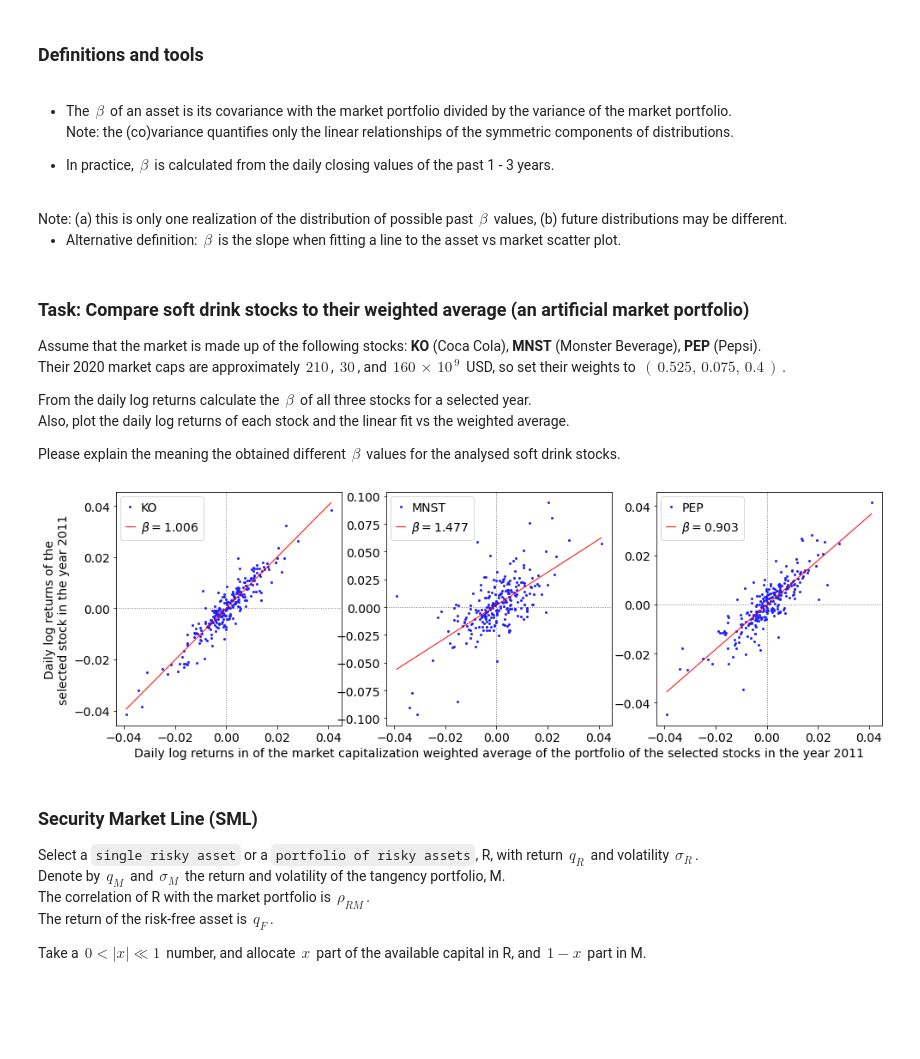
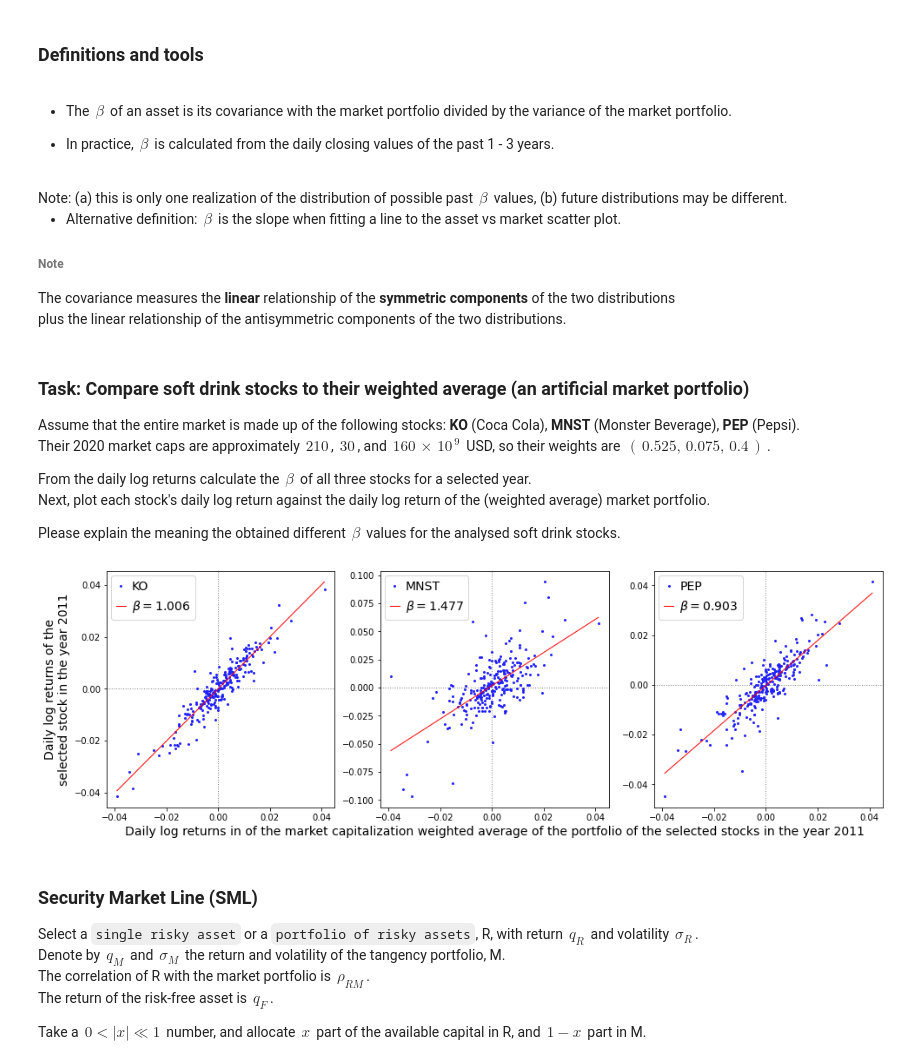
Before and after one commit to fij/btup, a Jupyter notebook: 02 Efficient Markets.ipynb, the cells around one changed output. Cells and saved outputs as stored; diff of their text form; code cells hidden in the pictures; blank space fills up the shorter version.

```diff
--- a/02 Efficient Markets.ipynb
+++ b/02 Efficient Markets.ipynb
@@ -1741,7 +1749,6 @@ to connect any risky portfolio's return and volatility through a linear function
 ### Definitions and tools
 # %% [markdown]
 * The $\,\beta\,$ of an asset is its covariance with the market portfolio divided by the variance of the market portfolio.<br/>
-Note: the (co)variance quantifies only the linear relationships of the symmetric components of distributions.
 
 
 * In practice, $\,\beta\,$ is calculated from the daily closing values of the past 1 - 3 years.
@@ -1750,17 +1757,23 @@ Note: (a) this is only one realization of the distribution of possible past $\,\
 
 
 * Alternative definition: $\,\beta\,$ is the slope when fitting a line to the asset vs market scatter plot.
+
+###### Note
+The covariance measures the **linear** relationship of the **symmetric components** of the two distributions
+<br/>
+plus the linear relationship of the antisymmetric components of the two distributions.
 # %% [markdown]
 ### Task: Compare soft drink stocks to their weighted average (an artificial market portfolio)
 
-Assume that the market is made up of the following stocks:
+Assume that the entire market is made up of the following stocks:
 **KO** (Coca Cola), **MNST** (Monster Beverage), **PEP** (Pepsi).
 <br/>
-Their 2020 market caps are approximately $\,210\,$, $\,30\,$, and $\,160\,\times\,10^{\,9}\,$ USD, so set their weights to $\,\left(\,0.525,\,0.075,\,0.4\,\right)\,$.
+Their 2020 market caps are approximately $\,210\,$, $\,30\,$, and $\,160\,\times\,10^{\,9}\,$ USD,
+so their weights are $\,\left(\,0.525,\,0.075,\,0.4\,\right)\,$.
 
 From the daily log returns calculate the $\,\beta\,$ of all three stocks for a selected year.
 <br/>
-Also, plot the daily log returns of each stock and the linear fit vs the weighted average.
+Next, plot each stock's daily log return against the daily log return of the (weighted average) market portfolio.
 
 Please explain the meaning the obtained different $\,\beta\,$ values for the analysed soft drink stocks.
 # %%
@@ -1822,7 +1835,7 @@ def selected_stocks_yearly_percent_returns_and_beta(stocks_and_weights=None, sel
     intercept = OrderedDict()
     slope = OrderedDict()
     rsqr = OrderedDict()
-    X = prices['Market'].values.reshape(-1, 1)
+    X = prices['Market'].values.reshape(-1, 1)  # column vector: appropriate number of rows (see "-1") with 1 column
     for ticker in stocks_and_weights:
         y = prices[ticker].values.reshape(-1, 1)
         linear_regressor = LinearRegression().fit(X, y)
@@ -1840,39 +1853,38 @@ def plot_selected_stock_prices_beta(prices=None, result=None):
     """Plot the prices and beta of the selected stocks and the constructed weighted sum portfolio (as market)."""
 
     prices, result, yearly_percent_return = selected_stocks_yearly_percent_returns_and_beta(
         stocks_and_weights=SELECTED_STOCKS_WEIGHTS, selected_year=SELECTED_YEAR)
 
     n_stocks = len(result.index)
     assert n_stocks == 3, 'This plot is implemented only for three stocks'
     fig, axes = plt.subplots(ncols=n_stocks, nrows=1, figsize=(16, 5))
     for xtick_ytick in ['xtick', 'ytick']:
         plt.rc(xtick_ytick, labelsize=TICKS_FONTSIZE)
     for i_stock, ticker in enumerate(result.index):
         ax = axes[i_stock]
         ax.plot(prices['Market'], prices[ticker], lw=0, ms=4, c='#22f', marker='.', zorder=3, label=ticker)
         ax.axhline(0, c='gray', ls='dotted', linewidth=1, zorder=2)
         ax.axvline(0, c='gray', ls='dotted', linewidth=1, zorder=2)
         x_values = np.linspace(min(prices['Market']), max(prices['Market']), 2)  # set the two end points of the line
         y_values = [result['intercept'][ticker] + result['slope'][ticker] * x for x in x_values]
         ax.plot(x_values, y_values, lw=1, c='r', ls='-', zorder=4,
-               label=r'$\beta=' + '{}'.format(result['slope'][ticker]) + r'$')
+               label=r'$\beta=' + f'{result["slope"][ticker]}' + r'$')
         ax.legend(bbox_to_anchor=(.02, .98), loc=2, borderaxespad=0.0, handletextpad=0.5, handlelength=0.8,
                   fontsize=FONTSIZE)
 
         if i_stock == 1:
             ax.set_xlabel('Daily log returns in of the market capitalization weighted average '
-                          'of the portfolio of the selected stocks in the year {}'.
-                          format(SELECTED_YEAR), fontsize=FONTSIZE)
+                          f'of the portfolio of the selected stocks in the year {SELECTED_YEAR}',
+                          fontsize=FONTSIZE)
         if i_stock == 0:
-            ax.set_ylabel('Daily log returns of the\nselected stock in the year {}'.format(SELECTED_YEAR),
-                          fontsize=FONTSIZE)
+            ax.set_ylabel(f'Daily log returns of the\nselected stock in the year {SELECTED_YEAR}', fontsize=FONTSIZE)
 
     plt.show()
 
 
 plot_selected_stock_prices_beta(prices=prices)
 # %% [output]
-[figure, old version]
+[figure, new version]
 # %% [markdown]
 ### Security Market Line (SML)
 
```
Also changed, not shown: parts of 5 cells of this notebook.
